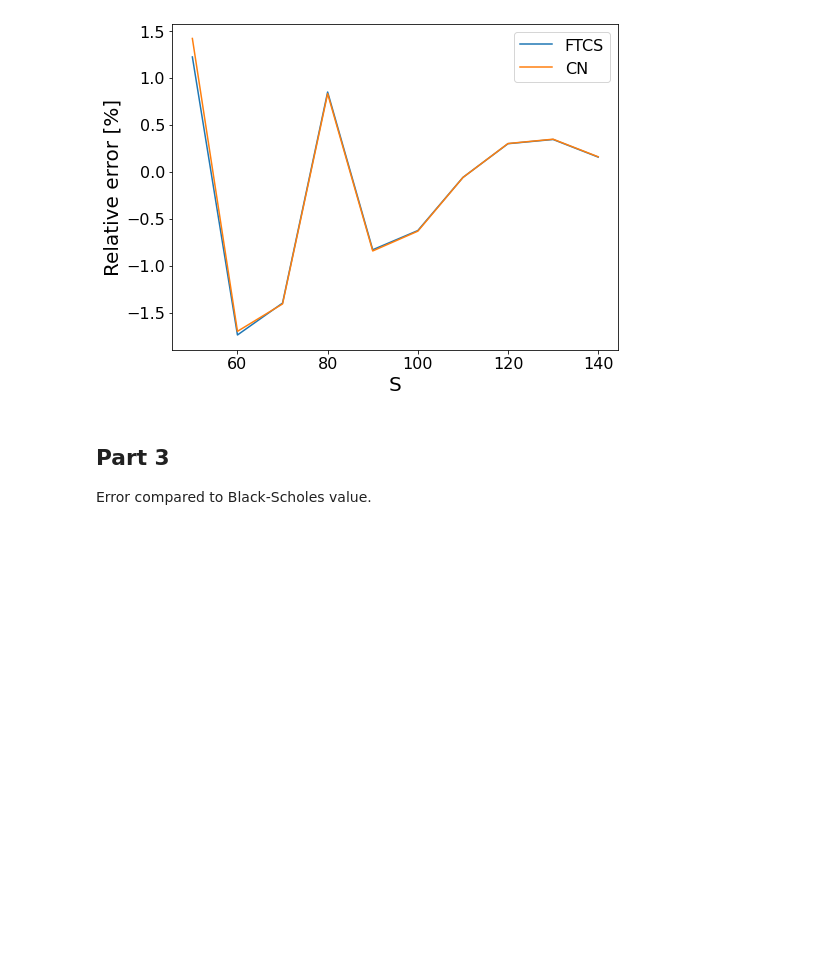
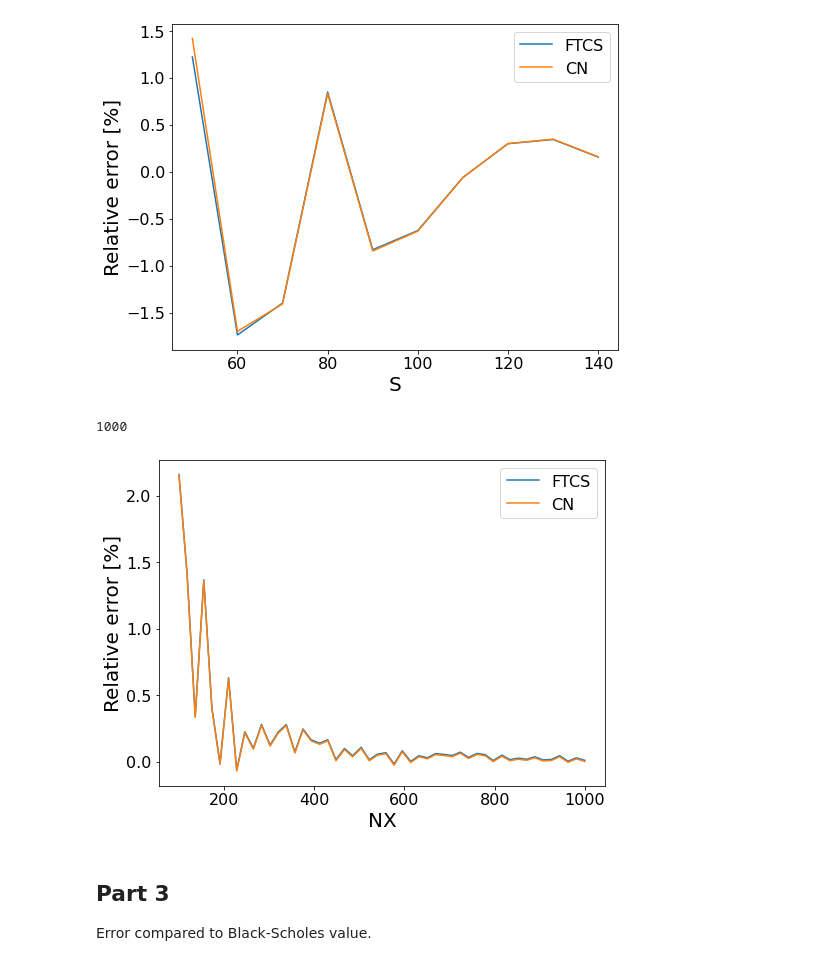
Before and after one commit to sanderbroos/Computational-Finance, a Jupyter notebook: Set 3/set3.ipynb, the cells around one changed output. Cells and saved outputs as stored; diff of their text form; code cells hidden in the pictures; blank space fills up the shorter version.

Commit message:
Relative error as a function of NX

```diff
--- a/Set 3/set3.ipynb
+++ b/Set 3/set3.ipynb
@@ -131,6 +131,49 @@ plt.legend()
 plt.show()
 # %% [output]
 [figure]
+# %%
+# Compute payoffs at for different NX
+
+S=120
+Nt = 1000
+
+payoffs_FTCS = []
+payoffs_CN = []
+payoffs_BS = []
+
+NXs = np.linspace(100, 1000, 50, dtype=int)
+for NX in NXs:
+    print(NX, end="\r")
+
+    field_FTCS = FiniteDiff(propagate_scheme="FTCS", Nt=Nt, NX=NX)
+    field_CN = FiniteDiff(propagate_scheme="CN", Nt= Nt, NX=NX)
+
+    payoffs_FTCS.append(field_FTCS.get_payoff_for_S(S))
+    payoffs_CN.append(field_CN.get_payoff_for_S(S))
+    payoffs_BS.append(black_scholes_formula(S=S)[0])
+# %% [output]
+1000
+# %%
+# Plot relative error as a function of NX
+
+relative_error_delta_FTCS = []
+relative_error_delta_CN = []
+
+for i in range(len(NXs)):
+
+    relative_error_delta_FTCS.append(relative_error(payoffs_BS[i], payoffs_FTCS[i]))
+    relative_error_delta_CN.append(relative_error(payoffs_BS[i], payoffs_CN[i]))
+
+plt.plot(NXs, relative_error_delta_FTCS, label="FTCS")
+plt.plot(NXs, relative_error_delta_CN, label="CN")
+
+plt.xlabel("NX")
+plt.ylabel("Relative error [%]")
+
+plt.legend()
+plt.show()
+# %% [output]
+[figure, added]
 # %% [markdown]
 ## Part 3
 
```
